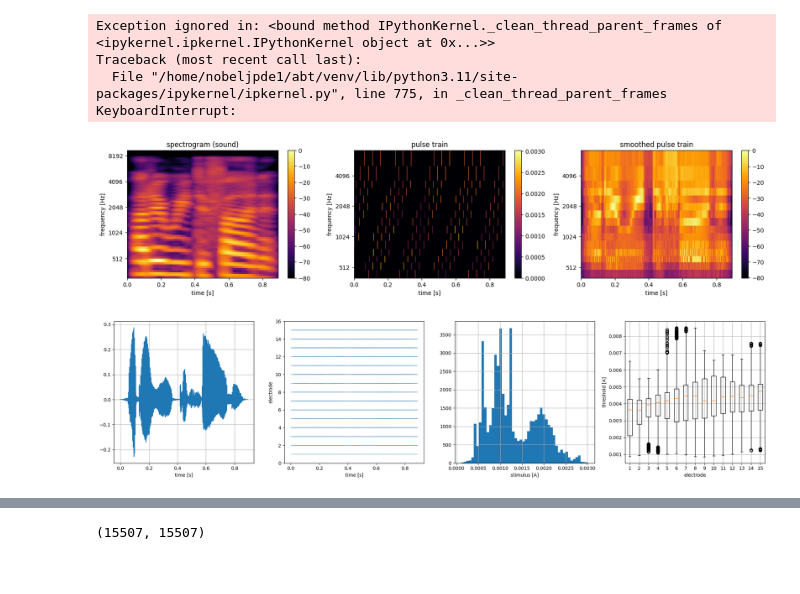
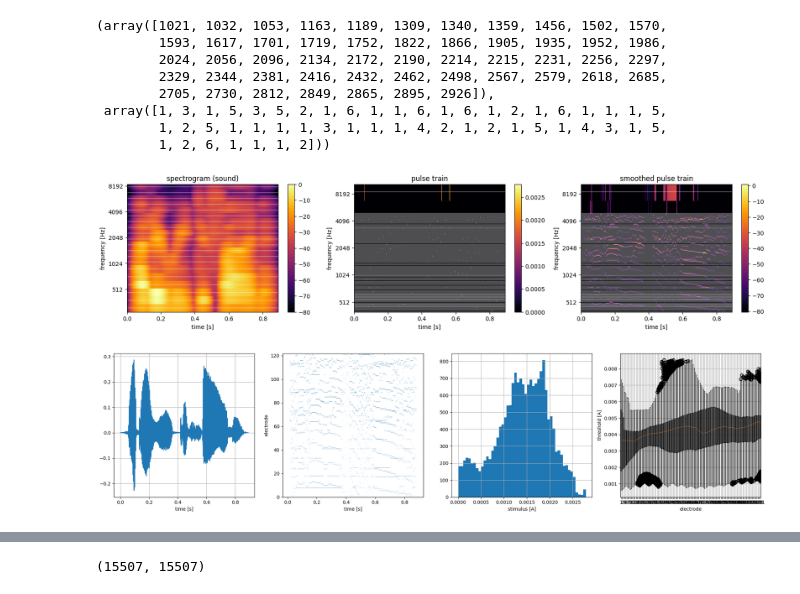
Before and after one commit to jacobdenobel/abt, a Jupyter notebook: notebooks/reconstruction.ipynb, the cells around one changed output, grey strips where cells are left out. Cells and saved outputs as stored; diff of their text form; code cells hidden in the pictures.

```diff
--- a/notebooks/reconstruction.ipynb
+++ b/notebooks/reconstruction.ipynb
@@ -70,14 +70,14 @@ def create_neurogram(fiber_stats, selected_fibers, binsize, duration):
     return data
 # %%
 MIN_FREQ = 150
-MAX_FREQ = 9350
+MAX_FREQ = 8000
 
 FS = 17400
-NAME = "tone_1kHz"
-N_MELS = 80
+NAME = "defineit"
+N_MELS = 20
 N_FFT = 2048
 N_HOP = N_FFT // 32
-CS = False
+CS = True
 
 MEL_SCALE = librosa.filters.mel_frequencies(N_MELS, fmin=MIN_FREQ, fmax=MAX_FREQ)
 
@@ -92,8 +92,8 @@ pulse_train, audio_signal = abt.wav_to_electrodogram(
     virtual_channels=True,
     apply_audiomixer=False,
     ramp_type = 'cs',
-    M=MAT.M * 1000,
-    T=MAT.T * 1000,
+    # M=MAT.M * 1000,
+    # T=MAT.T * 1000,
     Fs = FS,
     stim_db = 67,
     ramp_duration=0.1
@@ -122,5 +122,8 @@ print(stimulus, duration)
 # scaler = (IDET.min(axis=0) / (pulse_train.max(axis=1) - np.min(pt, axis=1))).reshape(-1, 1)
 # pulse_train *= scaler
 
+
+pulse_train *= 5
+plt.plot(pulse_train.sum(axis=1))
 pulse_train.max(axis=1) / IDET.min(axis=0)
 # %% [output]
@@ -205,38 +254,61 @@ abt.utils.frequency_ax(ax2)
+# %%
+# f = scipy.interpolate.interp1d(
+#     np.r_[0, min_thresh_fiber_idx],
+#     np.r_[0, abt.utils.virtual_channel_frequencies(121)],
+#     kind="quadratic",
+#     fill_value='extrapolate'
+# )
+
+# fidx = np.arange(0, 3200)
+# int_freq = f(fidx)
+
+# plt.plot(int_freq)
+
+
+np.unique(min_thresh_fiber_idx, return_counts=True)
+
+# idx = np.array([abt.utils.find_nearest_idx(int_freq, val) for val in MEL_SCALE])
+# plt.plot(idx, MEL_SCALE)
+# %% [output]
+(array([1021, 1032, 1053, 1163, 1189, 1309, 1340, 1359, 1456, 1502, 1570,
+        1593, 1617, 1701, 1719, 1752, 1822, 1866, 1905, 1935, 1952, 1986,
+        2024, 2056, 2096, 2134, 2172, 2190, 2214, 2215, 2231, 2256, 2297,
+        2329, 2344, 2381, 2416, 2432, 2462, 2498, 2567, 2579, 2618, 2685,
+        2705, 2730, 2812, 2849, 2865, 2895, 2926]),
+ array([1, 3, 1, 5, 3, 5, 2, 1, 6, 1, 1, 6, 1, 6, 1, 2, 1, 6, 1, 1, 1, 5,
+        1, 2, 5, 1, 1, 1, 1, 3, 1, 1, 1, 4, 2, 1, 2, 1, 5, 1, 4, 3, 1, 5,
+        1, 2, 6, 1, 1, 1, 2]))
 # %%
 pdata = np.abs(pulse_train)
-pdata = apply_filter(pdata, window_size=256, resample_to=pdata.shape[1], scale=True)
+pdata = abt.utils.apply_filter(pdata, window_size=256, resample_to=pdata.shape[1], scale=True)
 
 f, (ax1, ax2, ax3) = plt.subplots(1, 3, figsize=(20, 4))
 
 S_db = librosa.power_to_db(S, ref=np.max)
 ts = np.linspace(0, duration, len(S_db[0]))
 
-plot_heatmap(ts, MEL_SCALE, S_db, ax1, f)
+abt.utils.plot_heatmap(ts, MEL_SCALE, S_db, ax1, f, pad_idx=False)
 ax1.set_title("spectrogram (sound)")
 
-plot_heatmap(
+abt.utils.plot_heatmap(
     np.arange(pulse_train.shape[1]) * MAT.pw,
-    ELECTRODE_FREQ_CENTERS,
+    abt.utils.virtual_channel_frequencies(pulse_train.shape[0]),
     np.abs(pulse_train),
     ax=ax2,
     fig=f
 )
 
 ax2.set_title("pulse train")
-plot_heatmap(
+abt.utils.plot_heatmap(
     np.arange(pulse_train.shape[1]) * MAT.pw,
-    ELECTRODE_FREQ_CENTERS,
+    abt.utils.virtual_channel_frequencies(pulse_train.shape[0]),
     pdata,
     ax=ax3,
     fig=f
 )
 ax3.set_title("smoothed pulse train");
 # %% [output]
-Exception ignored in: <bound method IPythonKernel._clean_thread_parent_frames of <ipykernel.ipkernel.IPythonKernel object at 0x...>>
-Traceback (most recent call last):
-  File "/home/nobeljpde1/abt/venv/lib/python3.11/site-packages/ipykernel/ipkernel.py", line 775, in _clean_thread_parent_frames
-KeyboardInterrupt:
-[figure, old version]
+[figure, new version]
 # %%
 f, (ax1, ax2, ax3, ax4) = plt.subplots(1, 4,  figsize=(20, 5))
 
@@ -263,7 +335,7 @@ ax4.grid()
 
 plt.tight_layout()
 # %% [output]
-[figure, old version]
+[figure, new version]
 # %%
 stimulus = phast.PulseTrain(pulse_train, time_step=MAT.pw)
 
```
Also changed, not shown: parts of 7 cells of this notebook, 2 other files.
